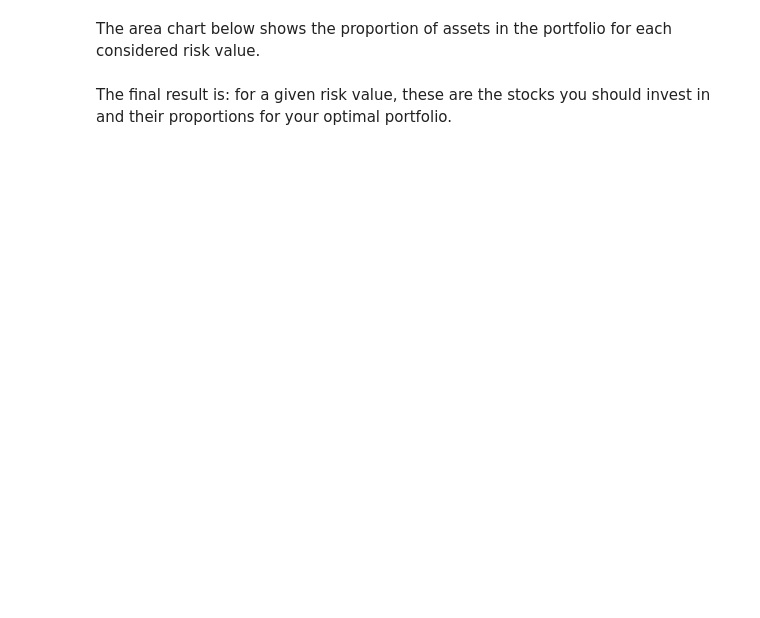
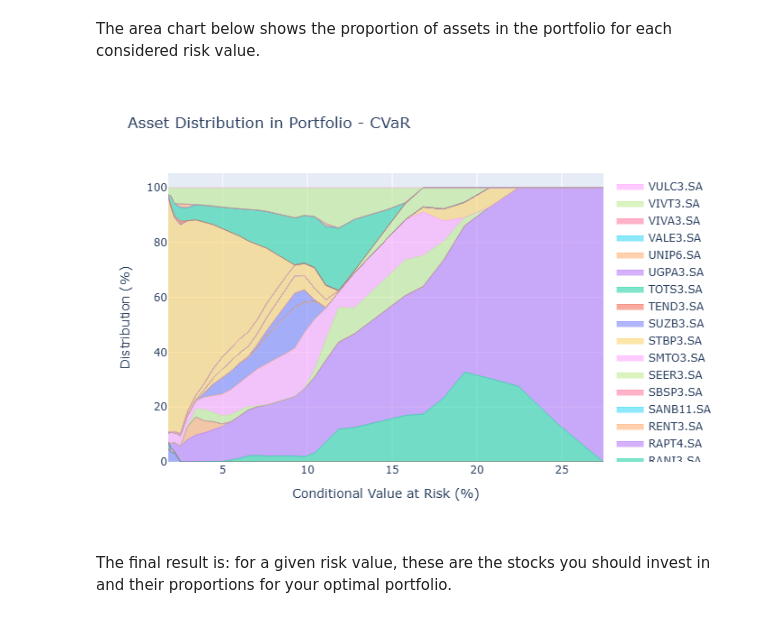
Before and after one commit to Brunoborges95/portfolio_eficiente, a Jupyter notebook: Portfólio Eficiente.ipynb, the cells around one changed output. Saved outputs shown, nothing was run; the diff lists cells and outputs as text; code cells hidden in the pictures; blank space fills up the shorter version.

```diff
--- a/Portfólio Eficiente.ipynb
+++ b/Portfólio Eficiente.ipynb
@@ -331,4 +351,8 @@ fig_2.write_html("figs/proportional.html")
 fig_2.show()
+# %%
+display(Image(filename="figs/proportional.png"))
+# %% [output]
+[figure, added]
 # %%
 def proportion_CVAR(CVAR_value, CVaR_portfolio, y, stocks):
     i = np.argmin(abs(CVaR_portfolio - CVAR_value))
```
Also changed, not shown: parts of 20 cells of this notebook.
